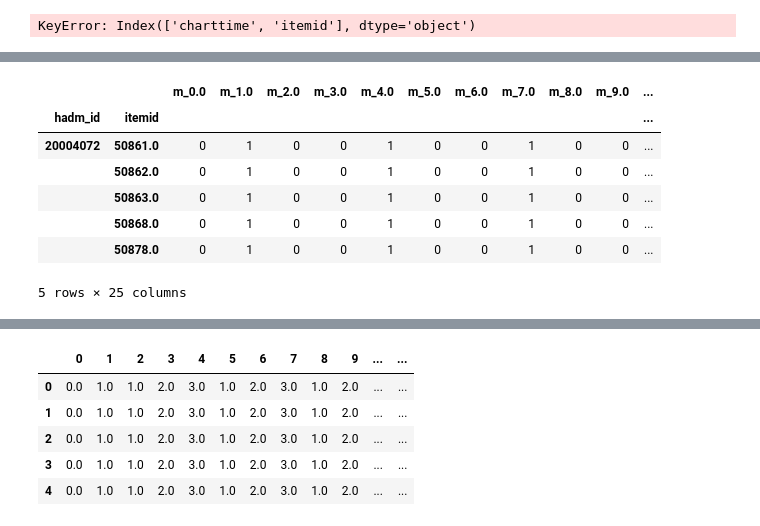
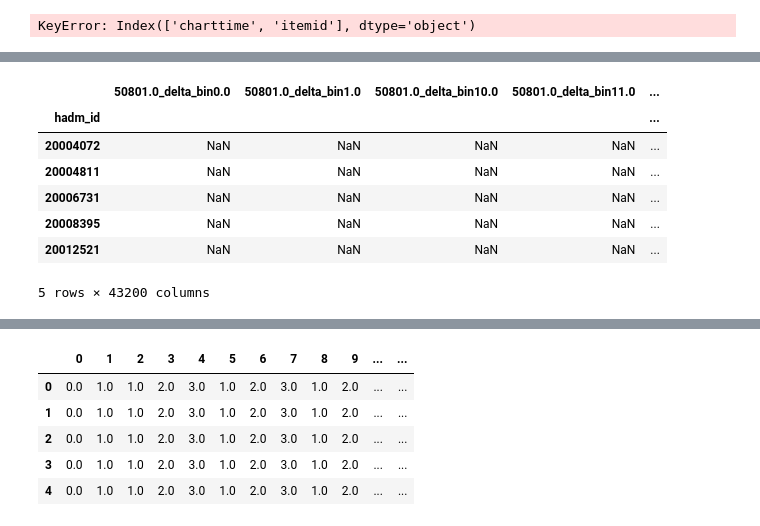
Before and after one commit to Crazz-Zaac/informative-missingness, a Jupyter notebook: project/notebooks/exp_2025.ipynb, the cells around one changed output, grey strips where cells are left out. Cells and saved outputs as stored; diff of their text form; code cells hidden in the pictures.

Commit message:
x,m,delta computation (refs #2)

```diff
--- a/project/notebooks/exp_2025.ipynb
+++ b/project/notebooks/exp_2025.ipynb
@@ -916,3 +902,22 @@ patients_data.head()
 | 2 | 17173695 | 27498280 | 2186-02-11 19:48:00 | 1 | M | 45 | OTHER | 50861.0 | 2186-02-09 00:00:00 | 38.0 | ... |
 | 3 | 17173695 | 27498280 | 2186-02-11 19:48:00 | 1 | M | 45 | OTHER | 50861.0 | 2186-02-10 00:00:00 | 46.0 | ... |
 | 4 | 17173695 | 27498280 | 2186-02-11 19:48:00 | 1 | M | 45 | OTHER | 50861.0 | 2186-02-10 23:57:00 | 48.0 | ... |
+# %%
+x_df = (
+    patients_data.groupby(['hadm_id', 'itemid', 'bin'])['valuenum']
+    .mean()
+    .unstack(level=-1)
+    .rename(columns=lambda c: f"x_bin{c}")
+    .interpolate(method='linear', axis=1, limit_area='inside')
+    .ffill(axis=1)
+    .bfill(axis=1)
+)
+
+m_df = (
+    patients_data.groupby(['hadm_id', 'itemid', 'bin'])['valuenum']
+    .count()
+    .unstack(level=-1)
+    .rename(columns=lambda c: f"m_bin{c}")
+    .notna()
+    .astype(int)
+)
@@ -918,0 +963,17 @@ patients_data.head()
+# %%
+m = m_df.values
+
+delta = np.zeros_like(m, dtype=float)
+
+delta[:, 0] = 1 - m[:, 0]
+
+for t in range(1, m.shape[1]):
+    delta[:, t] = m[:, t] * 0 + (1 - m[:, t]) * (1 + delta[:, t-1])
+
+delta = delta / m.shape[1]
+# %%
+delta_df = pd.DataFrame(
+    delta,
+    index = m_df.index,
+    columns=[c.replace("m_bin", "delta_bin") for c in m_df.columns]
+)
@@ -919,30 +1053,29 @@ patients_data.head()
+# %%
+stkd_df = get_feature_combination(patients_data, feature_combinations="x_m_delta")
 # %%
-stkd_df = df_to_grud_inputs(patients_data, feature_combinations="m")
-# df_ts = stkd_df.set_index(["hadm_id", "itemid"])
-
 # Unstack 'itemid' to get one row per admission with multiple lab*time columns
 df_mx = stkd_df.unstack(level=-1)
 
 # Swap levels of MultiIndex columns so that time bins are outer level and itemid inner level
 if isinstance(df_mx.columns, pd.MultiIndex):
     df_mx.columns = df_mx.columns.swaplevel(0, 1)
 
 # Sort columns lexically
 df_mx = df_mx.sort_index(axis=1)
 
 # Flatten MultiIndex columns to strings like 'bin_itemid'
 df_mx.columns = [
     "_".join(map(str, col)) if isinstance(col, tuple) else str(col)
     for col in df_mx.columns
 ]
 
 df_mx.head()
 # %% [output]
-|  |  | m_0.0 | m_1.0 | m_2.0 | m_3.0 | m_4.0 | m_5.0 | m_6.0 | m_7.0 | m_8.0 | m_9.0 | ... |
-| hadm_id | itemid |  |  |  |  |  |  |  |  |  |  | ... |
-| 20004072 | 50861.0 | 0 | 1 | 0 | 0 | 1 | 0 | 0 | 1 | 0 | 0 | ... |
-|  | 50862.0 | 0 | 1 | 0 | 0 | 1 | 0 | 0 | 1 | 0 | 0 | ... |
-|  | 50863.0 | 0 | 1 | 0 | 0 | 1 | 0 | 0 | 1 | 0 | 0 | ... |
-|  | 50868.0 | 0 | 1 | 0 | 0 | 1 | 0 | 0 | 1 | 0 | 0 | ... |
-|  | 50878.0 | 0 | 1 | 0 | 0 | 1 | 0 | 0 | 1 | 0 | 0 | ... |
+|  | 50801.0_delta_bin0.0 | 50801.0_delta_bin1.0 | 50801.0_delta_bin10.0 | 50801.0_delta_bin11.0 | ... |
+| hadm_id |  |  |  |  | ... |
+| 20004072 | NaN | NaN | NaN | NaN | ... |
+| 20004811 | NaN | NaN | NaN | NaN | ... |
+| 20006731 | NaN | NaN | NaN | NaN | ... |
+| 20008395 | NaN | NaN | NaN | NaN | ... |
+| 20012521 | NaN | NaN | NaN | NaN | ... |
-5 rows × 25 columns
+5 rows × 43200 columns
```
Also changed, not shown: parts of 8 cells of this notebook, 1 other file.
